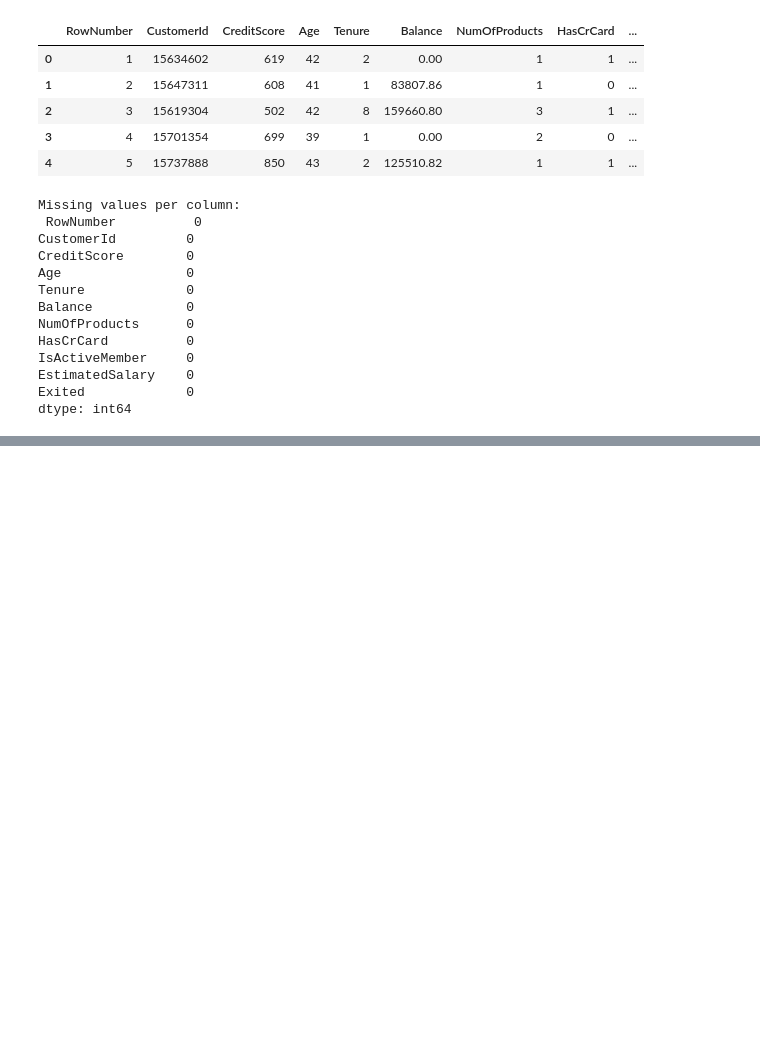
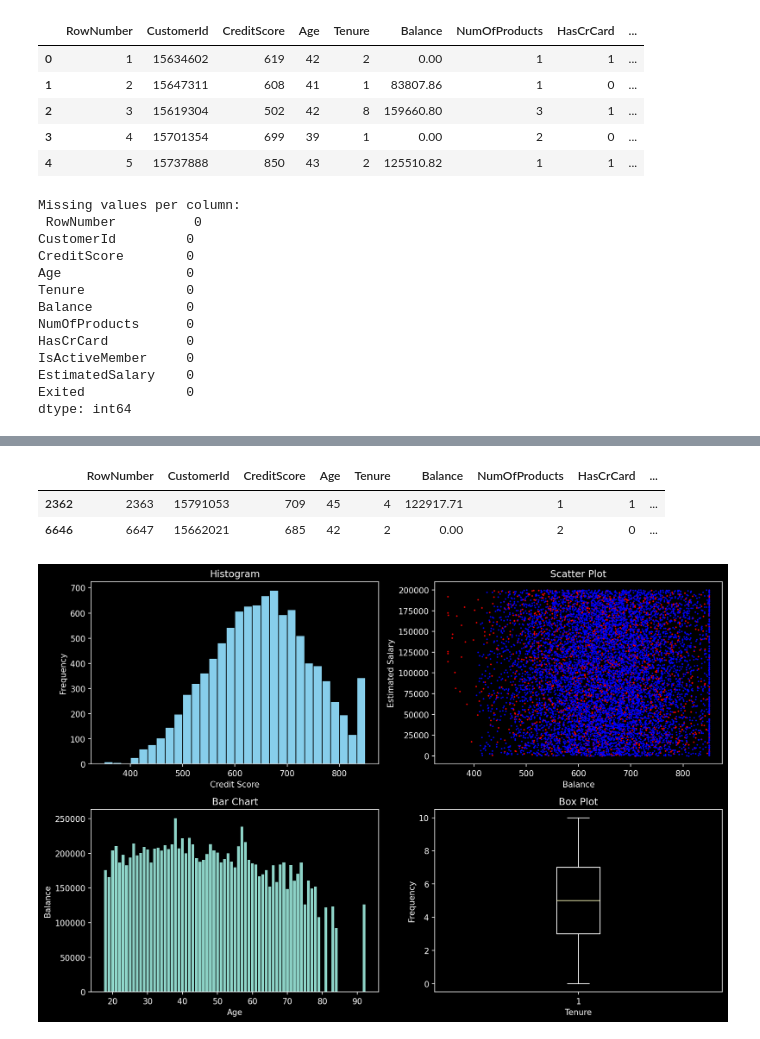
Before and after one commit to Beshoy-Sorial/NN-labs, a Jupyter notebook: Lab1/4 - Data Science.ipynb, the cells around one changed output, grey strips where cells are left out. Cells and saved outputs as stored; diff of their text form; code cells hidden in the pictures; blank space fills up the shorter version.

```diff
--- a/Lab1/4 - Data Science.ipynb
+++ b/Lab1/4 - Data Science.ipynb
@@ -50,5 +61,10 @@ dtype: int64
 # %%
 # TODO [5]: Get rows of highest salary and lowest salary in a new dataframe
+df[(df['EstimatedSalary'] == df['EstimatedSalary'].max()) | (df['EstimatedSalary'] == df['EstimatedSalary'].min())]
+# %% [output]
+|  | RowNumber | CustomerId | CreditScore | Age | Tenure | Balance | NumOfProducts | HasCrCard | ... |
+| 2362 | 2363 | 15791053 | 709 | 45 | 4 | 122917.71 | 1 | 1 | ... |
+| 6646 | 6647 | 15662021 | 685 | 42 | 2 | 0.00 | 2 | 0 | ... |
 # %%
 import matplotlib.pyplot as plt
 import numpy as np
@@ -61,42 +77,44 @@ fig, axs = plt.subplots(2, 2, figsize=(12, 8), dpi=150)
 # treat each axs just like plt
 
 # TODO [6.1]: Plot a histogram
-credit_score = None
+credit_score = df['CreditScore']
 axs[0, 0].hist(credit_score, bins=30, color='skyblue', edgecolor='black')
 axs[0, 0].set_title('Histogram')
 axs[0, 0].set_xlabel('Credit Score')
 axs[0, 0].set_ylabel('Frequency')
 
 # TODO [6.2]: Plot a scatter plot of CreditScore VS. Salary
 # TODO [6.2.1]: Get credit score and salaries for exited customers and plot
-score_exit = None
-salary_exit = None
+score_exit = df[df['Exited']==1]['CreditScore']
+salary_exit = df[df['Exited']==1]['EstimatedSalary']
 # small dots
 axs[0, 1].scatter(score_exit, salary_exit, color='red', s=0.9)
 # TODO [6.2.2]: Get credit score and salaries for non-exited customers and plot
-score_nonexit = None
-salary_nonexit =None
+score_nonexit = df[df['Exited']==0]['CreditScore']
+salary_nonexit =df[df['Exited']==0]['EstimatedSalary']
 axs[0, 1].scatter(score_nonexit, salary_nonexit, color='blue', s=0.9)
 axs[0, 1].set_title('Scatter Plot')
 axs[0, 1].set_xlabel('Balance')
 axs[0, 1].set_ylabel('Estimated Salary')
 
 # TODO [6.3]: Plot a bar chart
-age, balance = None, None
+age, balance =df['Age'],df['Balance']
 axs[1, 0].bar(age, balance)
 axs[1, 0].set_title('Bar Chart')
 axs[1, 0].set_xlabel('Age')
 axs[1, 0].set_ylabel('Balance')
 
 # TODO [6.4]: Plot a box plot for tenure
-tenure = None
+tenure = df['Tenure']
 axs[1, 1].boxplot(tenure)
 axs[1, 1].set_title('Box Plot')
 axs[1, 1].set_xlabel('Tenure')
 axs[1, 1].set_ylabel('Frequency')
 
 # Adjust layout
 plt.tight_layout()
 
 # Show plot
 plt.show()
+# %% [output]
+[figure, added]
```
Also changed, not shown: parts of 1 cell of this notebook.
